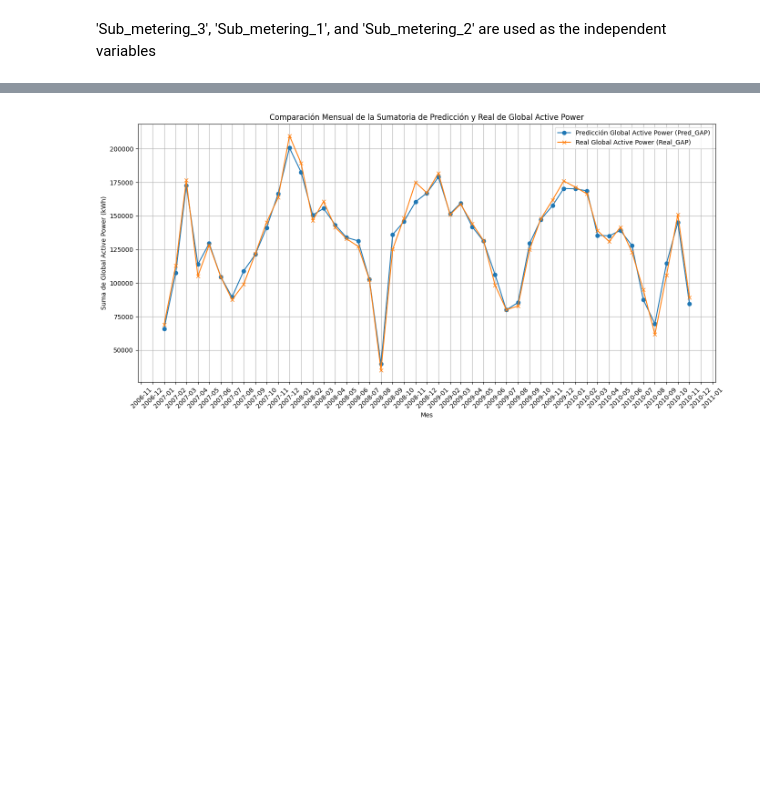
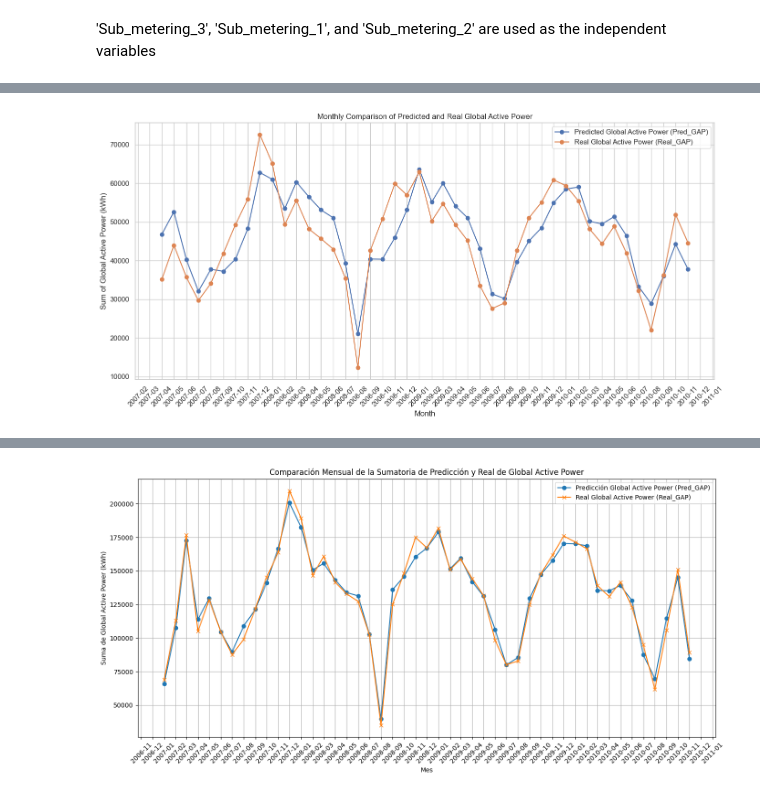
Before and after one commit to matgoni/Household_Power_Consumption, a Jupyter notebook: IHPC.ipynb, the cells around one changed output, grey strips where cells are left out. Drawn from its saved outputs; the diff is of its cells as text; code cells hidden in the pictures; blank space fills up the shorter version.

```diff
--- a/IHPC.ipynb
+++ b/IHPC.ipynb
@@ -338,7 +355,7 @@ models_1 = train_model(['Sub_metering_3'])
 # %% [markdown]
 'Sub_metering_3' and 'Sub_metering_1' are used as the independent variables
 # %%
-models_2 = train_model(['Sub_metering_3', 'Sub_metering_1'])
+models_2 = train_model2(daily_sum,['Sub_metering_3', 'Sub_metering_1'])
 # %% [markdown]
 'Sub_metering_3', 'Sub_metering_1', and 'Sub_metering_2' are used as the independent variables
 # %%
@@ -347,0 +409,4 @@ models_3 = train_model(['Sub_metering_3', 'Sub_metering_1', 'Sub_metering_2'])
+# %%
+variables = ['Sub_metering_3', 'Sub_metering_1']
+results_mod2 = predict_with_models(models_2, variables)
+print(results_mod2.head())
@@ -396,0 +509,4 @@ print(results.head())
+# %%
+plot_monthly_comparison(results_mod2)
+# %% [output]
+[figure, added]
```
Also changed, not shown: parts of 17 cells of this notebook.
